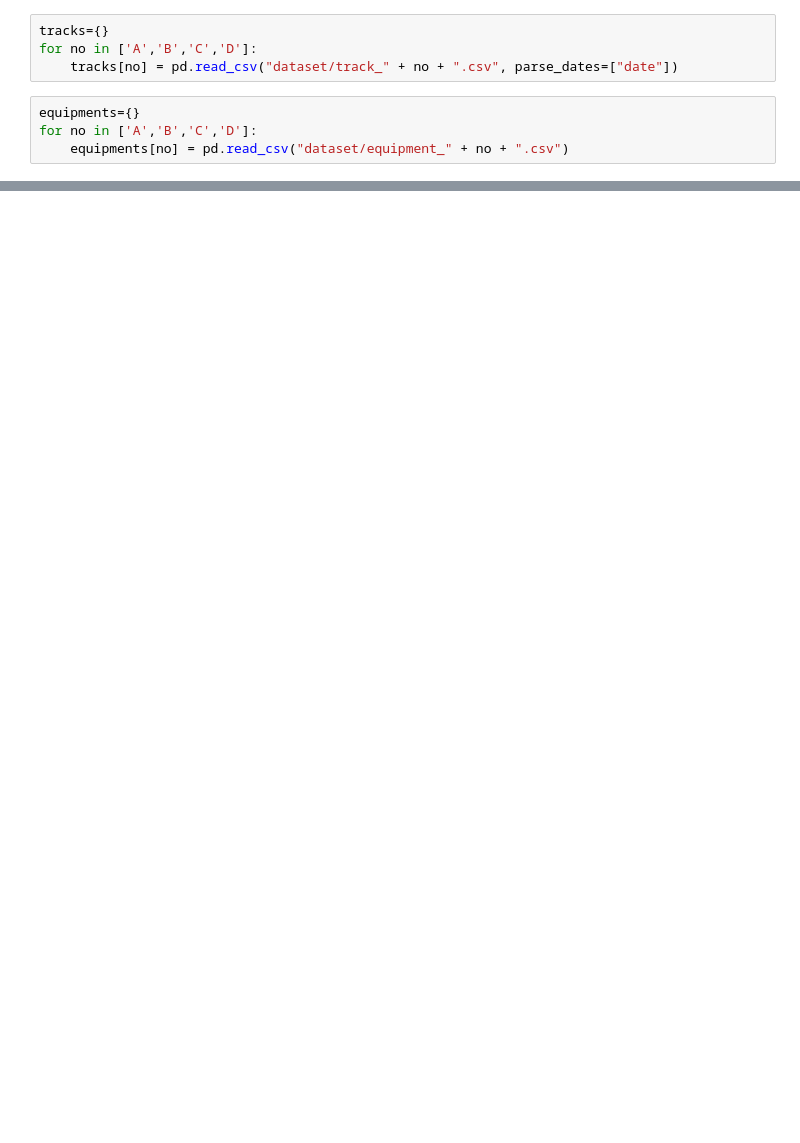
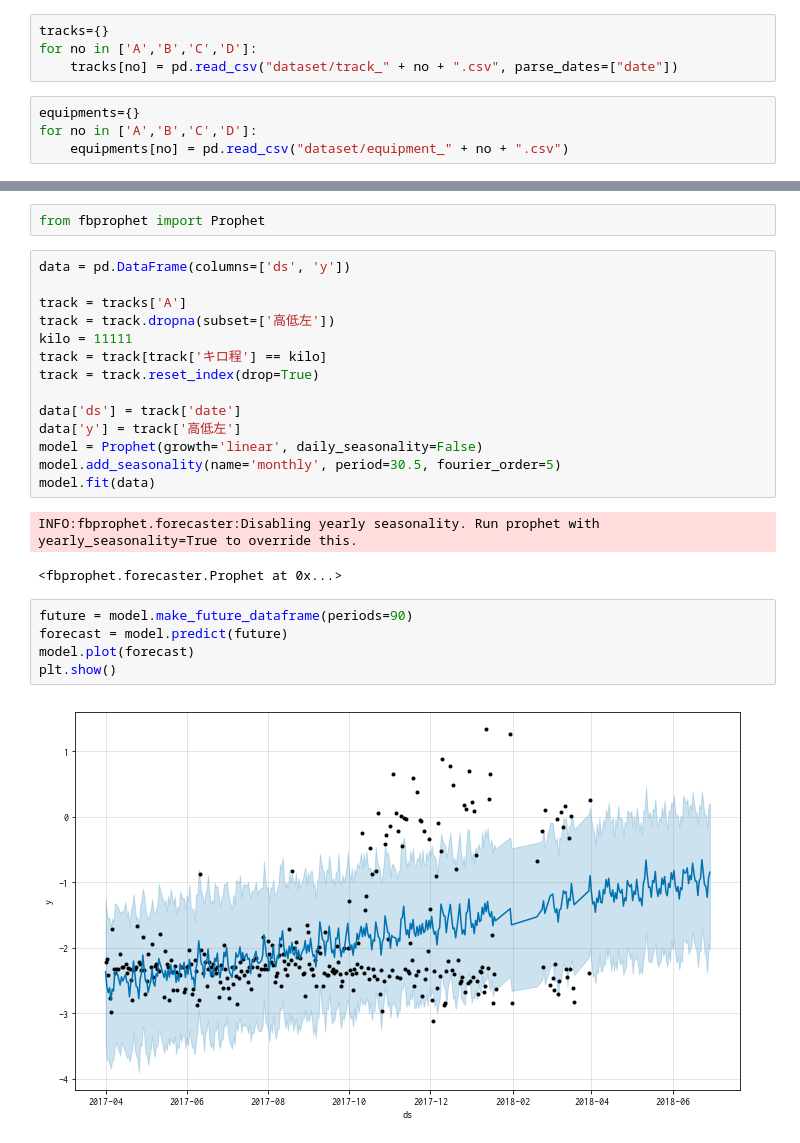
Before and after one commit to a0082273/signate_railway, a Jupyter notebook: model1.ipynb, the cells around one changed output, grey strips where cells are left out. Saved outputs shown, nothing was run; the diff lists cells and outputs as text; blank space fills up the shorter version.

```diff
--- a/model1.ipynb
+++ b/model1.ipynb
@@ -40,0 +87,26 @@ kilos
+# %%
+from fbprophet import Prophet
+# %%
+data = pd.DataFrame(columns=['ds', 'y'])
+
+track = tracks['A']
+track = track.dropna(subset=['高低左'])
+kilo = 11111
+track = track[track['キロ程'] == kilo]
+track = track.reset_index(drop=True)
+
+data['ds'] = track['date']
+data['y'] = track['高低左']
+model = Prophet(growth='linear', daily_seasonality=False)
+model.add_seasonality(name='monthly', period=30.5, fourier_order=5)
+model.fit(data)
+# %% [output]
+INFO:fbprophet.forecaster:Disabling yearly seasonality. Run prophet with yearly_seasonality=True to override this.
+<fbprophet.forecaster.Prophet at 0x...>
+# %%
+future = model.make_future_dataframe(periods=90)
+forecast = model.predict(future)
+model.plot(forecast)
+plt.show()
+# %% [output]
+[figure, added]
```
Also changed, not shown: parts of 33 cells of this notebook, 2 other files.
